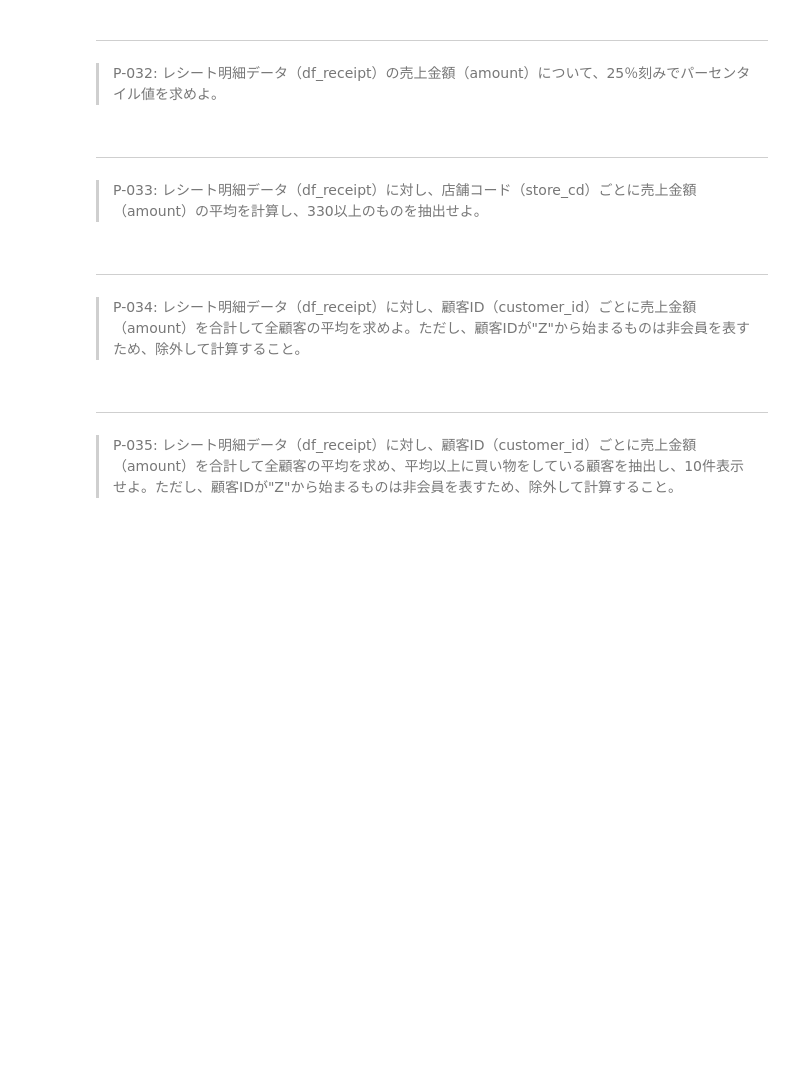
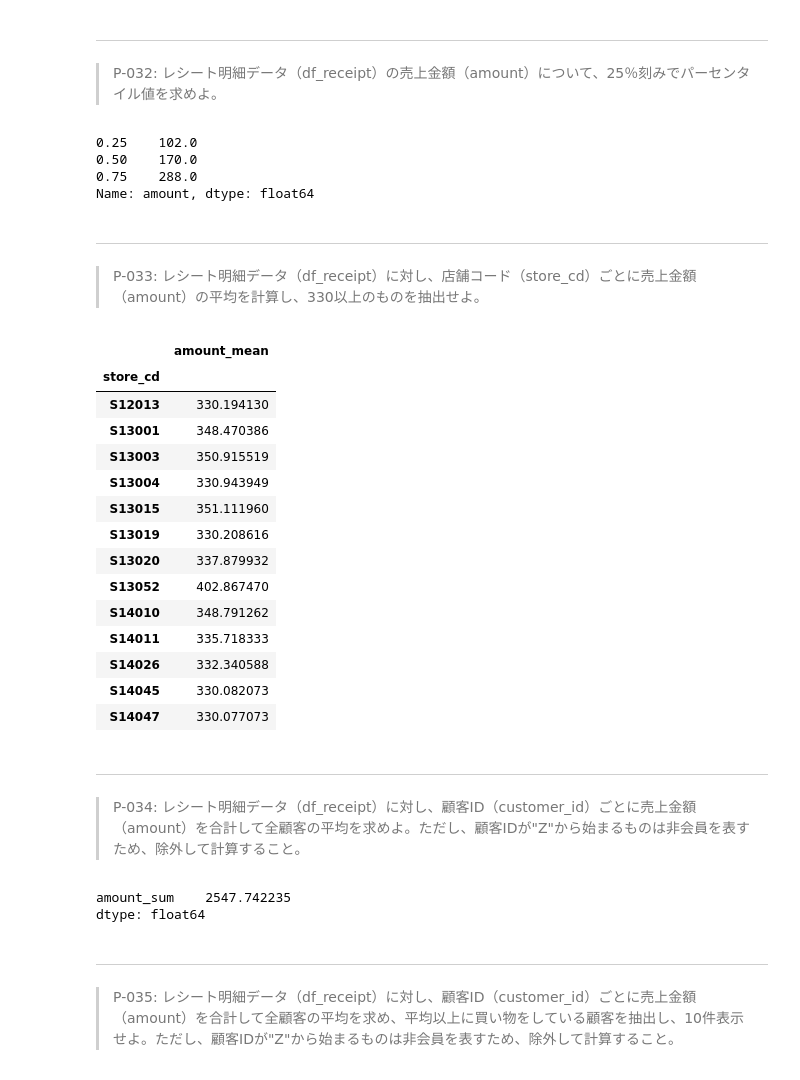
Before and after one commit to libra20/100knocks2, a Jupyter notebook: docker/work/preprocess_knock_Python.ipynb, the cells around one changed output. Drawn from its saved outputs; the diff is of its cells as text; code cells hidden in the pictures; blank space fills up the shorter version.

```diff
--- a/docker/work/preprocess_knock_Python.ipynb
+++ b/docker/work/preprocess_knock_Python.ipynb
@@ -647,12 +647,42 @@ df_receipt.groupby(by='store_cd')['amount'].std(ddof=0).reset_index().sort_value
 # %% [markdown]
 ---
 > P-032: レシート明細データ（df_receipt）の売上金額（amount）について、25％刻みでパーセンタイル値を求めよ。
+# %%
+df_receipt['amount'].quantile([.25, .5, .75])
+# %% [output]
+0.25    102.0
+0.50    170.0
+0.75    288.0
+Name: amount, dtype: float64
 # %% [markdown]
 ---
 > P-033: レシート明細データ（df_receipt）に対し、店舗コード（store_cd）ごとに売上金額（amount）の平均を計算し、330以上のものを抽出せよ。
+# %%
+df_receipt.groupby('store_cd').agg(amount_mean=('amount', 'mean')).query("amount_mean >= 330")
+# %% [output]
+|  | amount_mean |
+| store_cd |  |
+| S12013 | 330.194130 |
+| S13001 | 348.470386 |
+| S13003 | 350.915519 |
+| S13004 | 330.943949 |
+| S13015 | 351.111960 |
+| S13019 | 330.208616 |
+| S13020 | 337.879932 |
+| S13052 | 402.867470 |
+| S14010 | 348.791262 |
+| S14011 | 335.718333 |
+| S14026 | 332.340588 |
+| S14045 | 330.082073 |
+| S14047 | 330.077073 |
 # %% [markdown]
 ---
 > P-034: レシート明細データ（df_receipt）に対し、顧客ID（customer_id）ごとに売上金額（amount）を合計して全顧客の平均を求めよ。ただし、顧客IDが"Z"から始まるものは非会員を表すため、除外して計算すること。
+# %%
+df_receipt.query("customer_id.str.startswith('Z') == False").groupby('customer_id').agg(amount_sum=('amount', 'sum')).mean()
+# %% [output]
+amount_sum    2547.742235
+dtype: float64
 # %% [markdown]
 ---
 > P-035: レシート明細データ（df_receipt）に対し、顧客ID（customer_id）ごとに売上金額（amount）を合計して全顧客の平均を求め、平均以上に買い物をしている顧客を抽出し、10件表示せよ。ただし、顧客IDが"Z"から始まるものは非会員を表すため、除外して計算すること。
```
